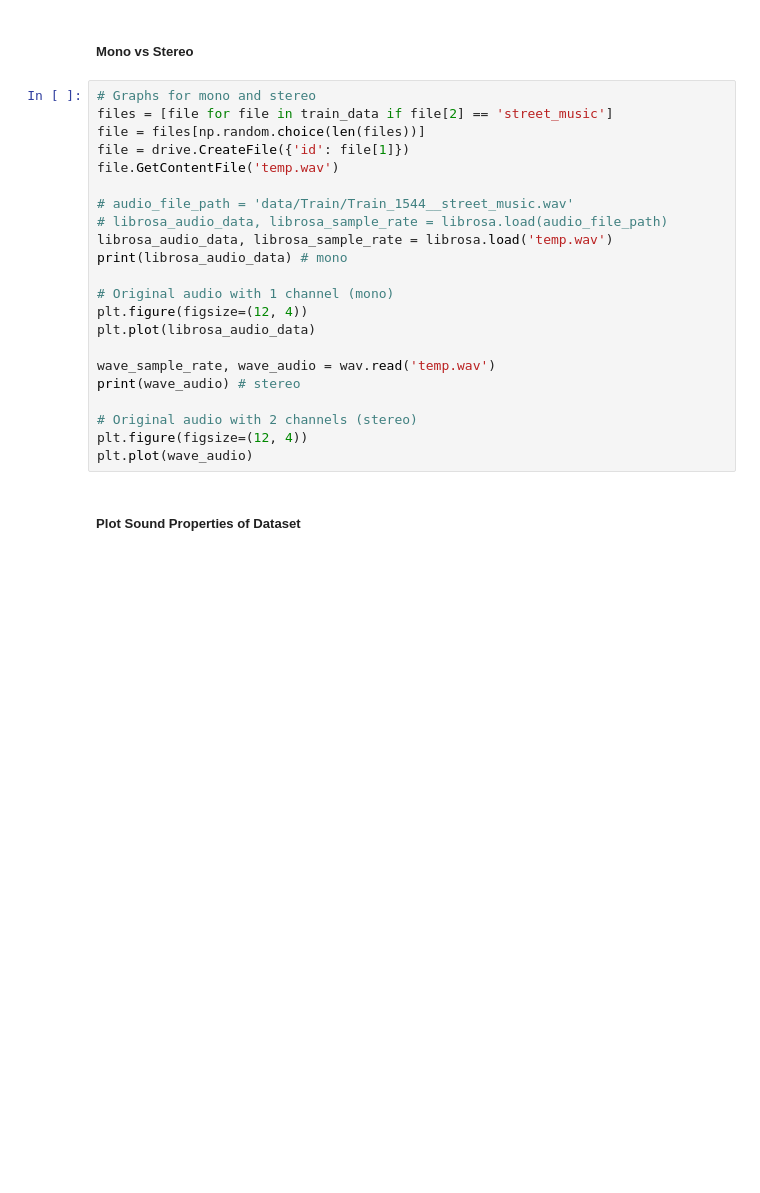
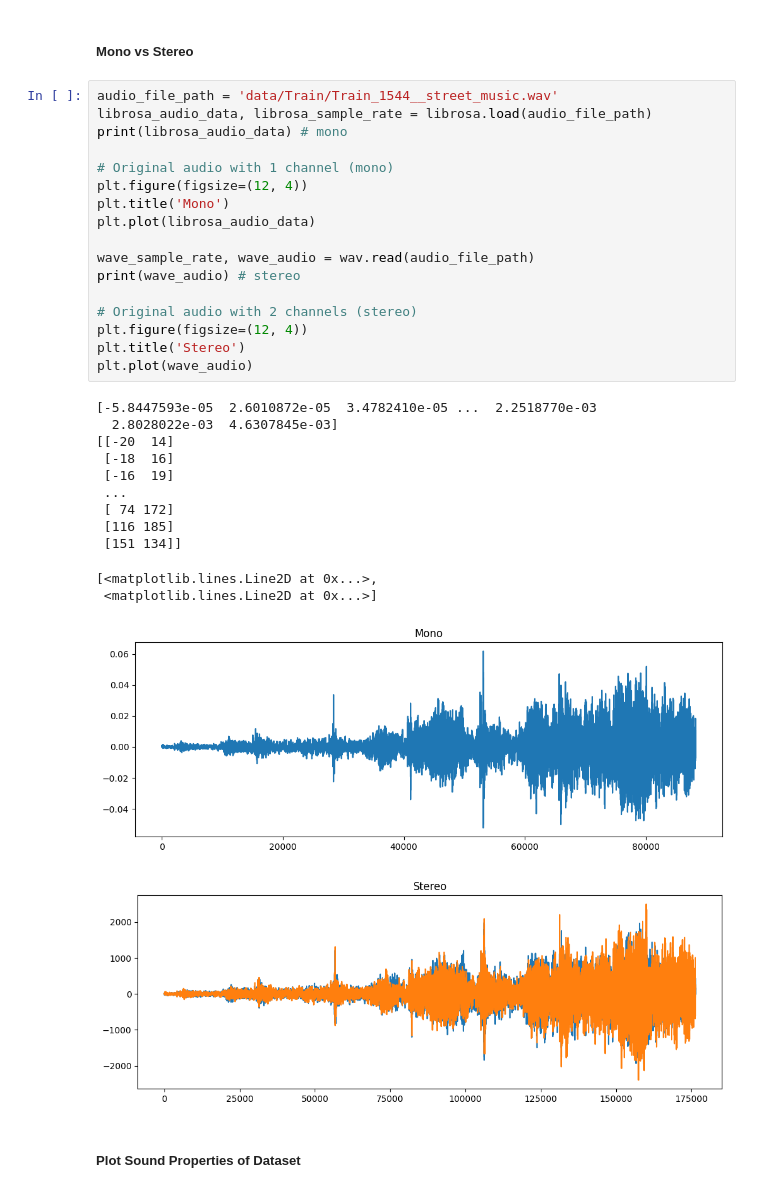
Before and after one commit to jasonmatthewsuhari/IT1244_UrbanSound, a Jupyter notebook: Urban Sound Analysis.ipynb, the cells around one changed output. Cells and saved outputs as stored; diff of their text form; blank space fills up the shorter version.

```diff
--- a/Urban Sound Analysis.ipynb
+++ b/Urban Sound Analysis.ipynb
@@ -209,27 +146,36 @@ for class_name in class_distribution.keys():
 # %% [markdown]
 ##### Mono vs Stereo
 # %%
-# Graphs for mono and stereo
-files = [file for file in train_data if file[2] == 'street_music']
-file = files[np.random.choice(len(files))]
-file = drive.CreateFile({'id': file[1]})
-file.GetContentFile('temp.wav')
-
-# audio_file_path = 'data/Train/Train_1544__street_music.wav'
-# librosa_audio_data, librosa_sample_rate = librosa.load(audio_file_path)
-librosa_audio_data, librosa_sample_rate = librosa.load('temp.wav')
+audio_file_path = 'data/Train/Train_1544__street_music.wav'
+librosa_audio_data, librosa_sample_rate = librosa.load(audio_file_path)
 print(librosa_audio_data) # mono
 
 # Original audio with 1 channel (mono)
 plt.figure(figsize=(12, 4))
+plt.title('Mono')
 plt.plot(librosa_audio_data)
 
-wave_sample_rate, wave_audio = wav.read('temp.wav')
+wave_sample_rate, wave_audio = wav.read(audio_file_path)
 print(wave_audio) # stereo
 
 # Original audio with 2 channels (stereo)
 plt.figure(figsize=(12, 4))
+plt.title('Stereo')
 plt.plot(wave_audio)
+# %% [output]
+[-5.8447593e-05  2.6010872e-05  3.4782410e-05 ...  2.2518770e-03
+  2.8028022e-03  4.6307845e-03]
+[[-20  14]
+ [-18  16]
+ [-16  19]
+ ...
+ [ 74 172]
+ [116 185]
+ [151 134]]
+[<matplotlib.lines.Line2D at 0x...>,
+ <matplotlib.lines.Line2D at 0x...>]
+[figure, added]
+[figure, added]
 # %% [markdown]
 ##### Plot Sound Properties of Dataset
 # %%
```
Also changed, not shown: parts of 17 cells of this notebook, 1 other file.
